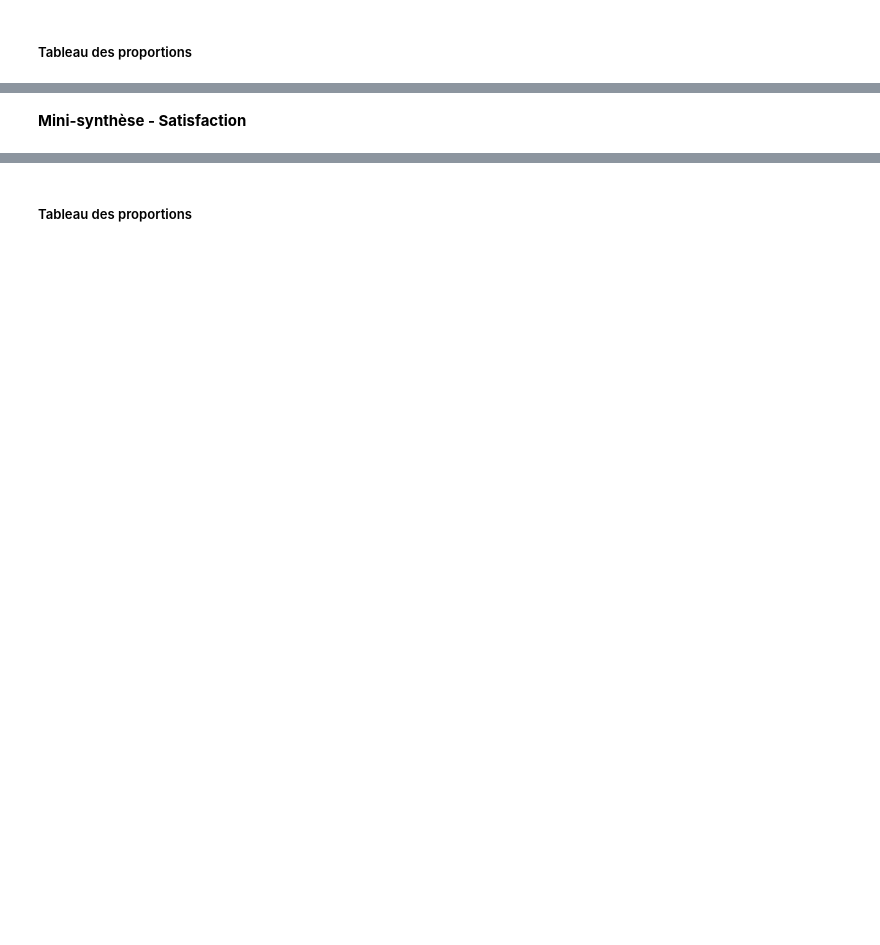
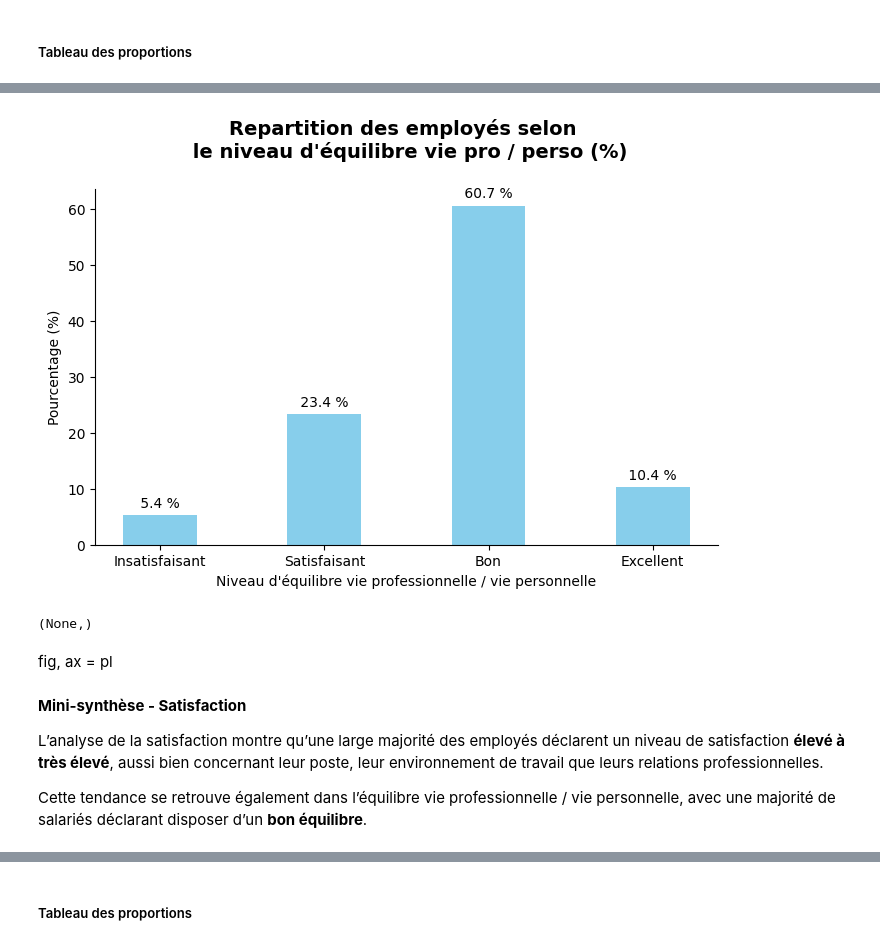
Before and after one commit to Kemuri15/employee-attrition-analysis, a Jupyter notebook: notebooks/05_axe_3_satisfaction_implication.ipynb, the cells around one changed output, grey strips where cells are left out. Drawn from its saved outputs; the diff is of its cells as text; code cells hidden in the pictures; blank space fills up the shorter version.

```diff
--- a/notebooks/05_axe_3_satisfaction_implication.ipynb
+++ b/notebooks/05_axe_3_satisfaction_implication.ipynb
@@ -167,0 +338,7 @@ Les variables de ce sous-thème sont décrites à travers leurs répartitions af
+# %%
+workLifeBalance_count = value_counts_percent(df_satisfaction_implication["WorkLifeBalance_label"])
+display(workLifeBalance_count)
+
+
+display(f"La moyenne du niveau de satifaction entre l'équilibre vie pro/perso est de {df_satisfaction_implication["WorkLifeBalance"].mean().round(2)} soit un équilibre qui tend vers un bon équilibre")
+display(f"La médiane du niveau de satifaction entre l'équilibre vie pro/perso est de {df_satisfaction_implication["WorkLifeBalance"].median().round(2)} soit un bon équilibre")
@@ -172,5 +362,60 @@ Les variables de ce sous-thème sont décrites à travers leurs répartitions af
+# %%
+
+# Catégorie ordonnées
+## nettoyé
+workLifeBalance_count["WorkLifeBalance_label"] = ( workLifeBalance_count["WorkLifeBalance_label"].astype(str).str.strip())
+
+## ordre
+ordre_equilibre = ["Insatisfaisant","Satisfaisant", "Bon", "Excellent"]
+
+## Convertir
+workLifeBalance_count["WorkLifeBalance_label"] = pd.Categorical(
+    workLifeBalance_count["WorkLifeBalance_label"],
+    categories=ordre_equilibre,
+    ordered=True)
+
+# Trier
+workLifeBalance_count = workLifeBalance_count.sort_values("WorkLifeBalance_label", ascending=True)
+
+# Graphique
+
+fig , ax = plt.subplots(figsize=(7,5))
+
+ax.spines["top"].set_visible(False)
+ax.spines["right"].set_visible(False)
+
+# données
+x = np.arange(len(workLifeBalance_count.index))
+y = workLifeBalance_count["Pourcentage"]
+
+# Barplot
+bars = ax.bar(x, y, width=0.45, color="skyblue")
+
+# Pourcentage affiché
+ax.bar_label(bars, labels=[f'{v : .1F} % ' for v in y], padding=3)
+
+# Axes et labels
+
+ax.set_xticks(x)
+ax.set_xticklabels(workLifeBalance_count["WorkLifeBalance_label"])
+
+ax.set_xlabel("Niveau d'équilibre vie professionnelle / vie personnelle")
+ax.set_ylabel("Pourcentage (%)")
+ax.set_title("Repartition des employés selon \n le niveau d'équilibre vie pro / perso (%)\n ", fontsize=14, fontweight="bold")
+
+fig.tight_layout()
+plt.show(),
+# %% [output]
+[figure, added]
+(None,)
+# %% [markdown]
+fig, ax = pl
 # %% [markdown]
 **Mini-synthèse - Satisfaction**
+
+L’analyse de la satisfaction montre qu’une large majorité des employés déclarent un niveau de satisfaction **élevé à très élevé**, aussi bien concernant leur poste, leur environnement de travail que leurs relations professionnelles.
+
+Cette tendance se retrouve également dans l’équilibre vie professionnelle / vie personnelle, avec une majorité de salariés déclarant disposer d’un **bon équilibre**.
 # %% [markdown]
 #### 1.4.2 Implication
 ---
```
Also changed, not shown: parts of 36 cells of this notebook, 1 other file.
